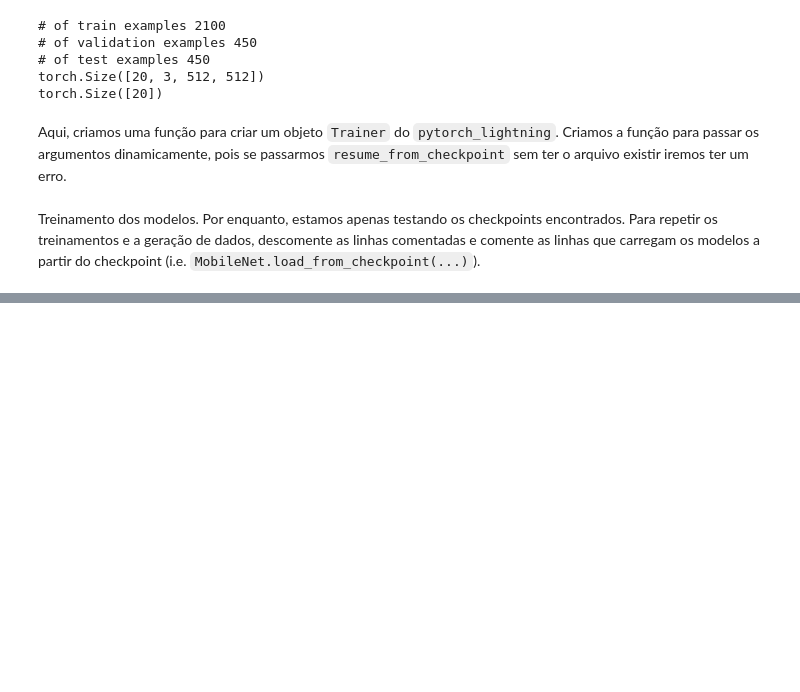
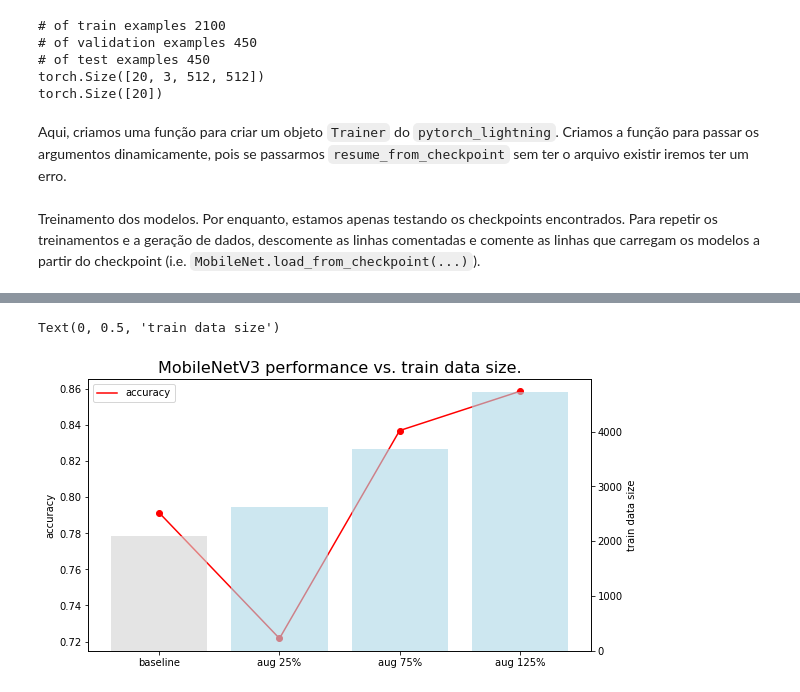
Before and after one commit to pfracarolli/ia376l, a Jupyter notebook: notebooks/Data_Augmentation.ipynb, the cells around one changed output, grey strips where cells are left out. Cells and saved outputs as stored; diff of their text form; code cells hidden in the pictures; blank space fills up the shorter version.

```diff
--- a/notebooks/Data_Augmentation.ipynb
+++ b/notebooks/Data_Augmentation.ipynb
@@ -284,7 +282,7 @@ model_gen_25 = MobileNet()
 trainer = create_trainer('./drive/MyDrive/checkpoints/', 'augmented-25_2')
 # trainer.fit(model_gen_25, train_dataloaders=dl_train_gen_25, val_dataloaders=dl_validation)
 model_gen_25 = MobileNet.load_from_checkpoint('./drive/MyDrive/checkpoints/augmented-25_2.ckpt')
-trainer.test(model_gen_25, dl_test)
+accuracies.append(trainer.test(model_gen_25, dl_test))
 # %% [output]
 GPU available: True, used: True
 TPU available: False, using: 0 TPU cores
@@ -327,7 +324,7 @@ model_gen_75 = MobileNet()
 trainer = create_trainer('./drive/MyDrive/checkpoints/', 'augmented-75_2')
 # trainer.fit(model_gen_75, train_dataloaders=dl_train_gen_75, val_dataloaders=dl_validation)
 model_gen_75 = MobileNet.load_from_checkpoint('./drive/MyDrive/checkpoints/augmented-75_2.ckpt')
-trainer.test(model_gen_75, dl_test)
+accuracies.append(trainer.test(model_gen_75, dl_test))
 # %% [output]
 GPU available: True, used: True
 TPU available: False, using: 0 TPU cores
@@ -368,8 +364,8 @@ set_seed(1234)
 model_gen_125 = MobileNet()
 trainer = create_trainer('./drive/MyDrive/checkpoints/', 'augmented-125_2')
 # trainer.fit(model_gen_125, train_dataloaders=dl_train_gen_125, val_dataloaders=dl_validation)
-model_gen_125 = MobileNet.load_from_checkpoint('./drive/MyDrive/checkpoints/augmented-125.ckpt')
-trainer.test(model_gen_125, dl_test)
+model_gen_125 = MobileNet.load_from_checkpoint('./drive/MyDrive/checkpoints/augmented-125_2.ckpt')
+accuracies.append(trainer.test(model_gen_125, dl_test))
 # %% [output]
 GPU available: True, used: True
 TPU available: False, using: 0 TPU cores
@@ -385,0 +381,15 @@ LOCAL_RANK: 0 - CUDA_VISIBLE_DEVICES: [0]
+# %%
+test_accuracies = [{'accuracy': acc[0]['test_acc']} for acc in accuracies]
+
+test_accuracies[0]['size'] = 1 * 2100
+test_accuracies[1]['size'] = 1.25 * 2100
+test_accuracies[2]['size'] = 1.75 * 2100
+test_accuracies[3]['size'] = 2.25 * 2100
+
+test_accuracies[0]['model'] = 'baseline'
+test_accuracies[1]['model'] = 'aug 25%'
+test_accuracies[2]['model'] = 'aug 75%'
+test_accuracies[3]['model'] = 'aug 125%'
+
+test_accuracies = pd.DataFrame(test_accuracies)
+test_accuracies
@@ -385,0 +402,25 @@ LOCAL_RANK: 0 - CUDA_VISIBLE_DEVICES: [0]
+# %%
+import matplotlib.pyplot as plt
+
+
+plt.figure(figsize=(9, 5))
+plt.title('MobileNetV3 performance vs. train data size.', fontdict={'fontsize': 16})
+
+ax1 = plt.subplot()
+ax1.scatter(test_accuracies['model'], test_accuracies['accuracy'], color='r')
+ax1.plot(test_accuracies['model'], test_accuracies['accuracy'], color='r', label='accuracy')
+plt.ylabel('accuracy')
+plt.legend()
+
+ax2 = ax1.twinx()
+bars = ax2.bar(
+    test_accuracies['model'],
+    test_accuracies['size'],
+    color=['lightgrey', 'lightblue', 'lightblue', 'lightblue'],
+    alpha=0.6
+)
+
+plt.ylabel('train data size')
+# %% [output]
+Text(0, 0.5, 'train data size')
+[figure, added]
```
Also changed, not shown: parts of 9 cells of this notebook.
